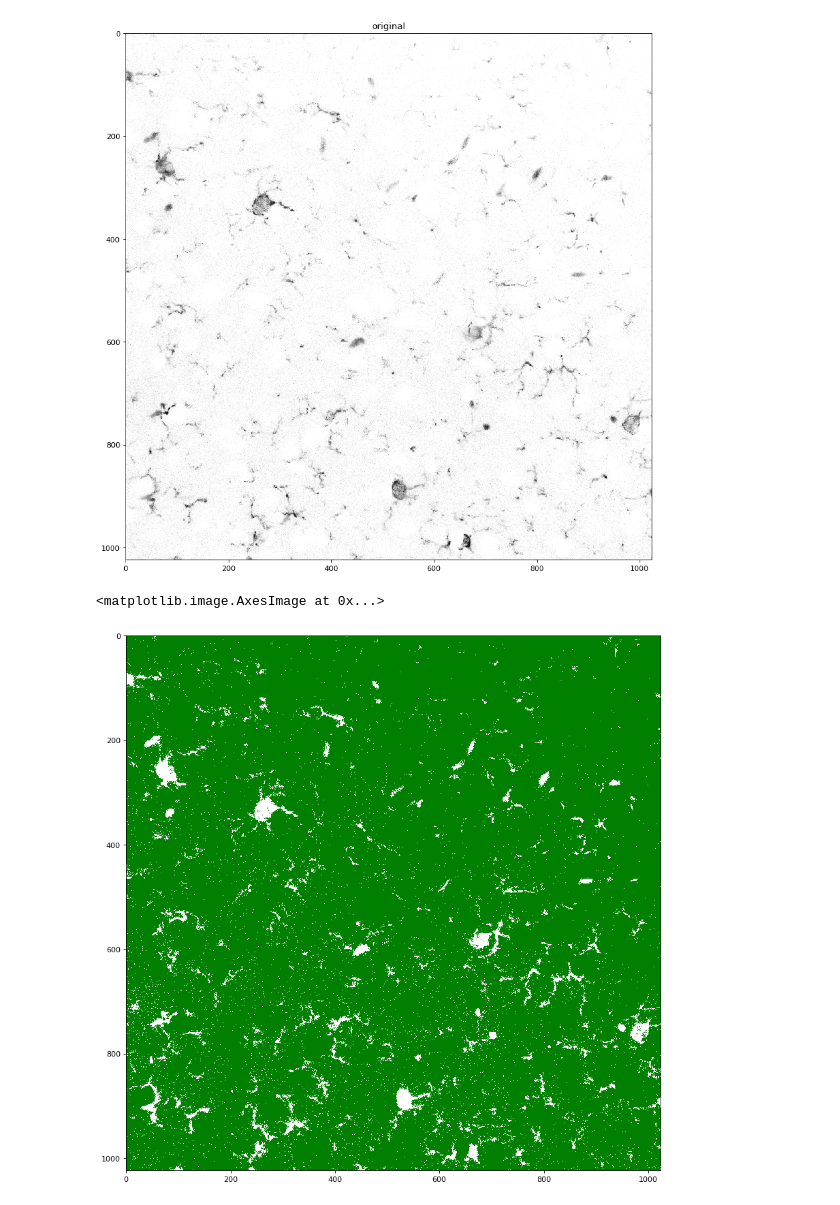
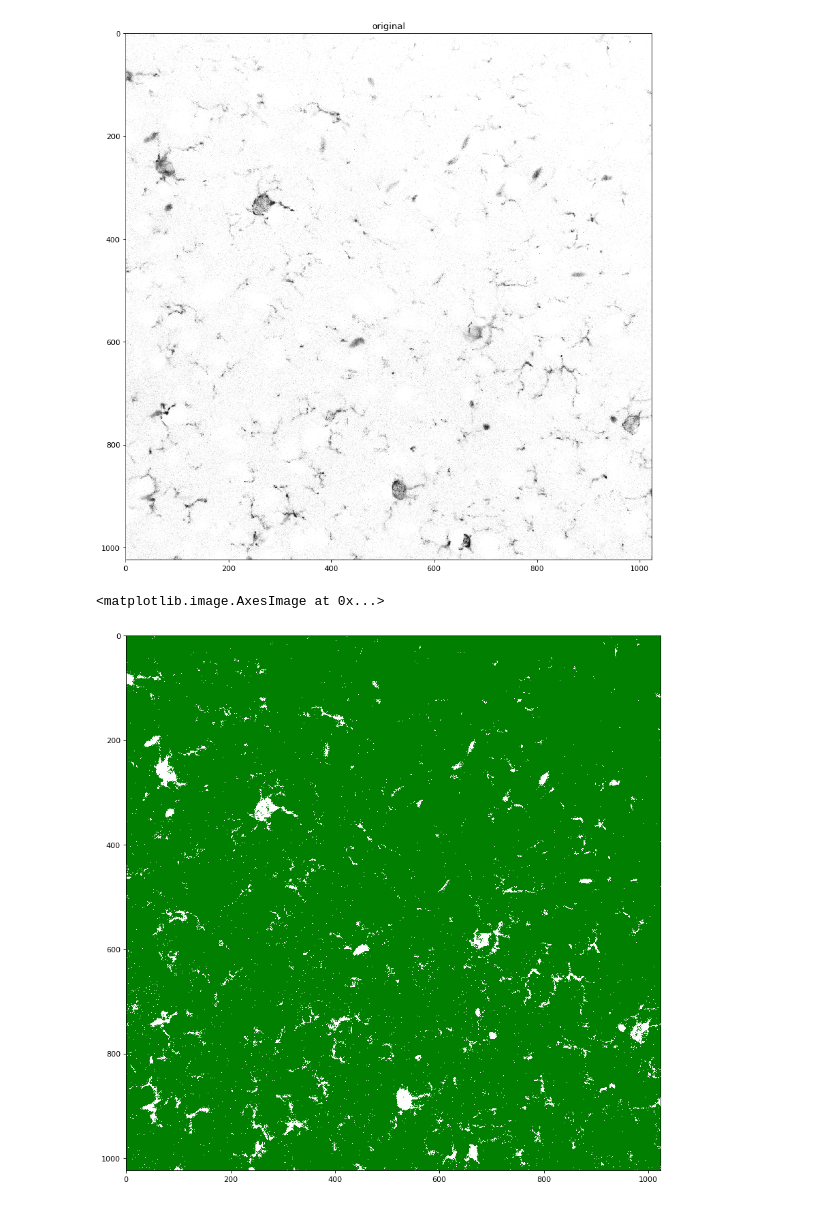
Before and after one commit to nkorobkov/microglia-or, a Jupyter notebook: notebooks/script1.ipynb, the cells around one changed output. Saved outputs shown, nothing was run; the diff lists cells and outputs as text; code cells hidden in the pictures.

```diff
--- a/notebooks/script1.ipynb
+++ b/notebooks/script1.ipynb
@@ -43,11 +235,9 @@ plt.show()
 # %%
-ret, binary = cv2.threshold(gray, low_thresh, 255, cv2.THRESH_BINARY)
+BACKGROUND_INTENSITY_THRESHOLD = 15
 
-#kernel = np.ones((2, 2), np.uint8)
-#binary = cv2.morphologyEx(binary,cv2.MORPH_OPEN,kernel, iterations = 2)
-
+ret, binary = cv2.threshold(gray, BACKGROUND_INTENSITY_THRESHOLD, 255, cv2.THRESH_BINARY)
 fig = plt.figure(figsize=(13, 13), dpi= 80, facecolor='w', edgecolor='k')
 plt.imshow(binary[height_margin:height_margin+displayed_sq,width_margin:width_margin+displayed_sq], cmap="ocean")
 # %% [output]
 <matplotlib.image.AxesImage at 0x...>
-[figure, old version]
+[figure, new version]
```
Also changed, not shown: parts of 12 cells of this notebook.
